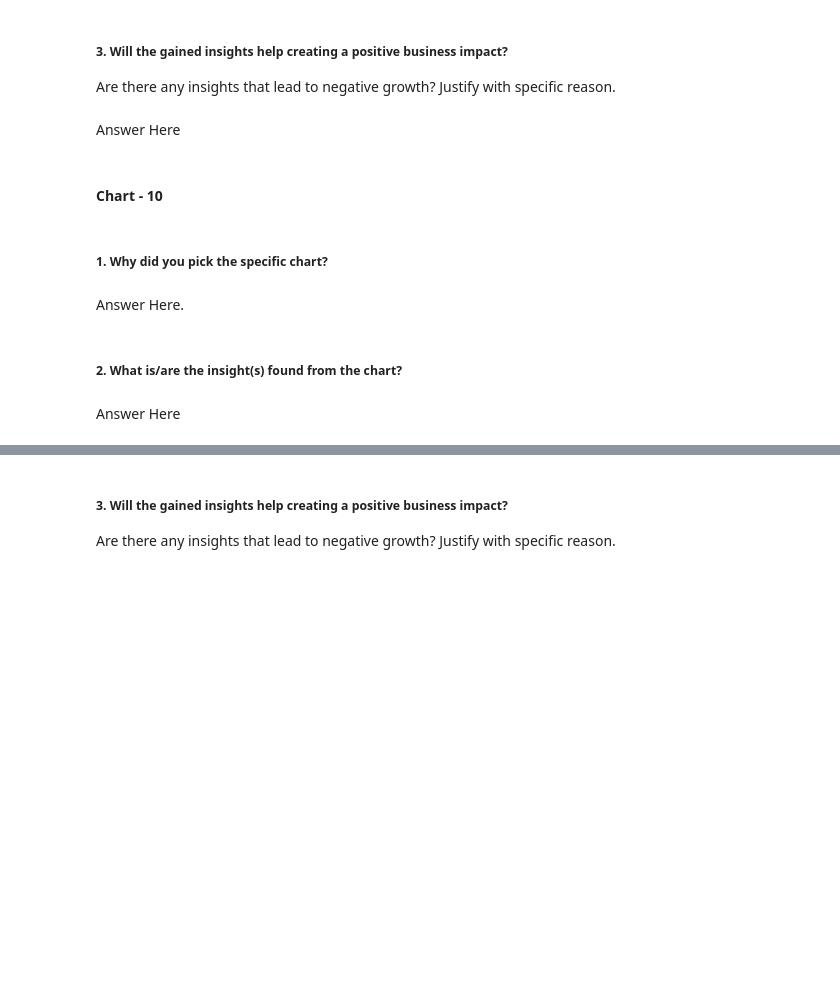
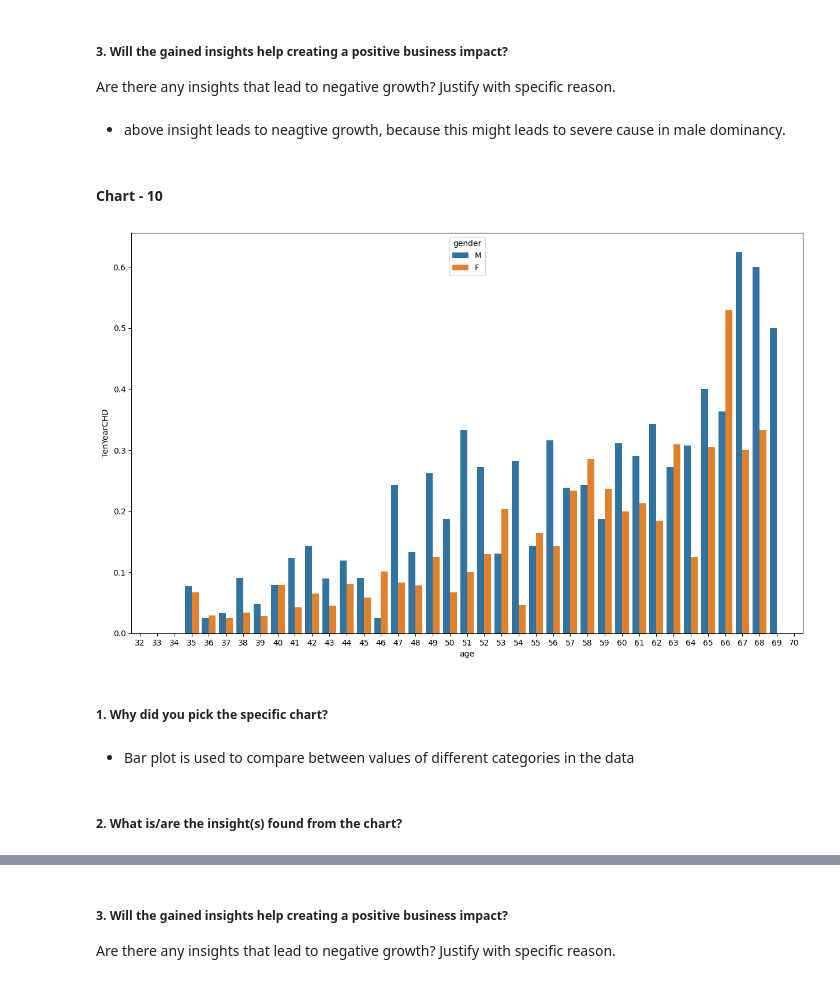
Before and after one commit to DhawalKhandait/Cardio_Vascular_Risk_Prediction-Classification, a Jupyter notebook: Cardio_Vascular_Risk_Prediction.ipynb, the cells around one changed output, grey strips where cells are left out. Saved outputs shown, nothing was run; the diff lists cells and outputs as text; code cells hidden in the pictures; blank space fills up the shorter version.

```diff
--- a/Cardio_Vascular_Risk_Prediction.ipynb
+++ b/Cardio_Vascular_Risk_Prediction.ipynb
@@ -786,7 +839,7 @@ Answer Here
 # %% [markdown]
 ##### 3. Will the gained insights help creating a positive business impact?
 Are there any insights that lead to negative growth? Justify with specific reason.
-# %% [markdown]
-Answer Here
+# %% [markdown]
+*  above insight leads to neagtive growth, because this might leads to severe cause in male dominancy.
 # %% [markdown]
 #### Chart - 10
@@ -795,8 +846,15 @@ Answer Here
+# %%
+# Chart - 10 visualization code
+# distribution of age according to gender over TenYearCHD
+
+plt.figure(figsize=(15,9))
+sns.barplot(x="age", y="TenYearCHD", data=cardio_df, hue="gender", ci=None)
+plt.show()
+# %% [output]
+[figure, added]
 # %% [markdown]
 ##### 1. Why did you pick the specific chart?
-# %% [markdown]
-Answer Here.
+# %% [markdown]
+* Bar plot is used to compare between values of different categories in the data
 # %% [markdown]
 ##### 2. What is/are the insight(s) found from the chart?
-# %% [markdown]
-Answer Here
```
Also changed, not shown: parts of 101 cells of this notebook.
